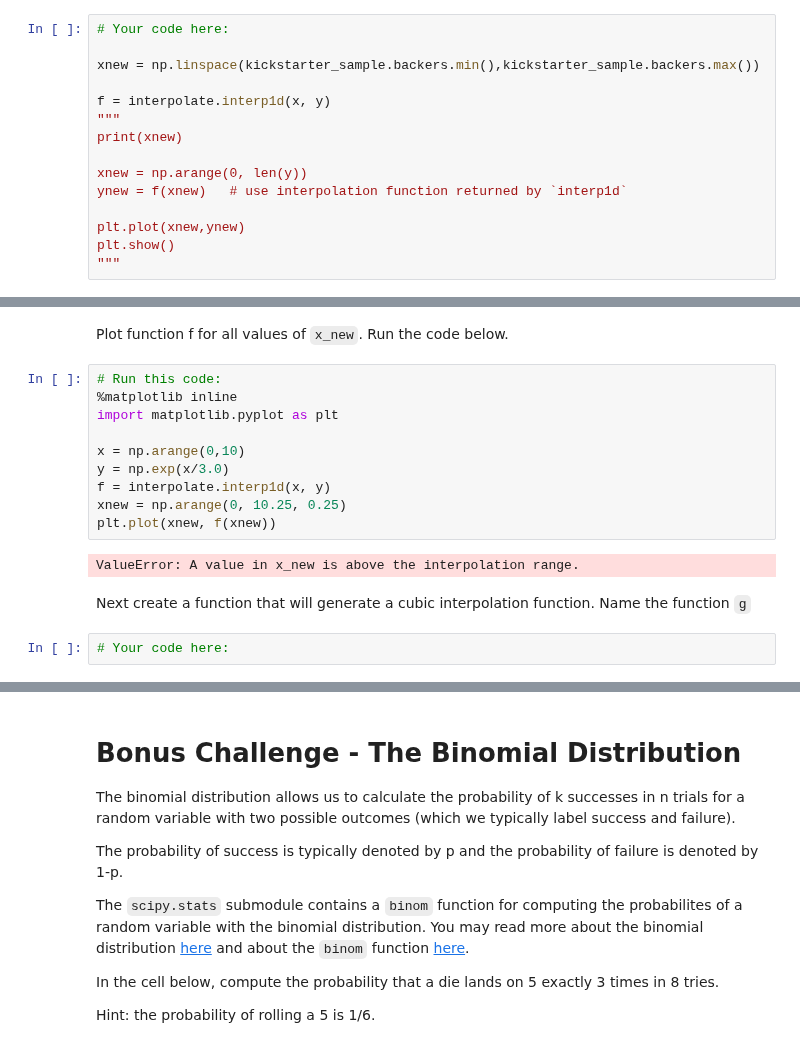
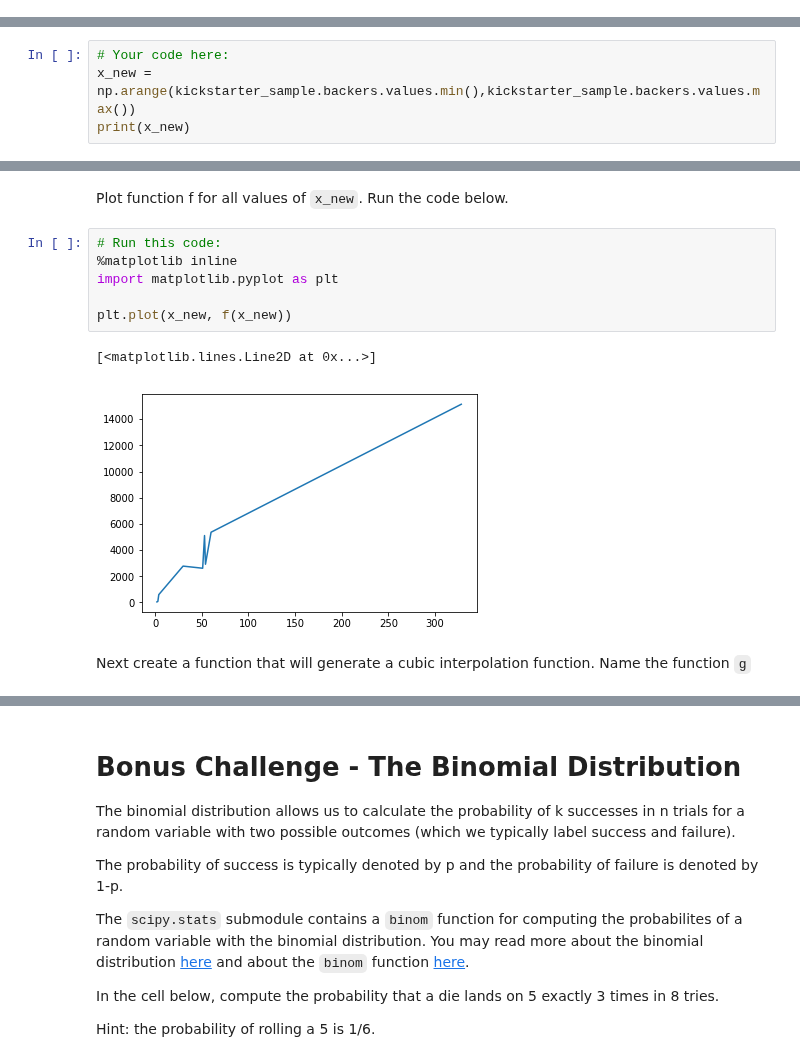
Before and after one commit to davidlafuentem/data-labs, a Jupyter notebook: module-2/lab-intro-to-scipy/your-code/main.ipynb, the cells around one changed output, grey strips where cells are left out. Drawn from its saved outputs; the diff is of its cells as text.

```diff
--- a/module-2/lab-intro-to-scipy/your-code/main.ipynb
+++ b/module-2/lab-intro-to-scipy/your-code/main.ipynb
@@ -162,18 +191,3 @@ plt.show()
 Now create a new variable called `x_new`. This variable will contain all integers between the minimum number of backers in our sample and the maximum number of backers. The goal here is to take the dataset that contains few obeservations due to sampling and fill all observations with a value using the interpolation function.
 
 Hint: one option is the `np.arange` function.
-# %%
-# Your code here:
-
-xnew = np.linspace(kickstarter_sample.backers.min(),kickstarter_sample.backers.max())
-
-f = interpolate.interp1d(x, y)
-"""
-print(xnew)
-
-xnew = np.arange(0, len(y))
-ynew = f(xnew)   # use interpolation function returned by `interp1d`
-
-plt.plot(xnew,ynew)
-plt.show()
-"""
@@ -191,0 +194,4 @@ plt.show()
+# %%
+# Your code here:
+x_new = np.arange(kickstarter_sample.backers.values.min(),kickstarter_sample.backers.values.max())
+print(x_new)
@@ -194,16 +220,11 @@ Plot function f for all values of `x_new`. Run the code below.
 # %%
 # Run this code:
 %matplotlib inline
 import matplotlib.pyplot as plt
 
-x = np.arange(0,10)
-y = np.exp(x/3.0)
-f = interpolate.interp1d(x, y)
-xnew = np.arange(0, 10.25, 0.25)
-plt.plot(xnew, f(xnew))
+plt.plot(x_new, f(x_new))
 # %% [output]
-ValueError: A value in x_new is above the interpolation range.
+[<matplotlib.lines.Line2D at 0x...>]
+[figure, added]
 # %% [markdown]
 Next create a function that will generate a cubic interpolation function. Name the function `g`
-# %%
-# Your code here:
```
Also changed, not shown: parts of 9 cells of this notebook.
